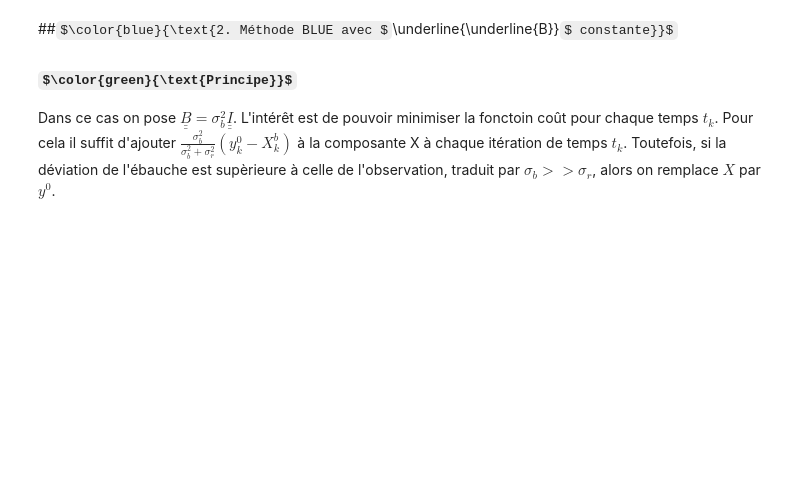
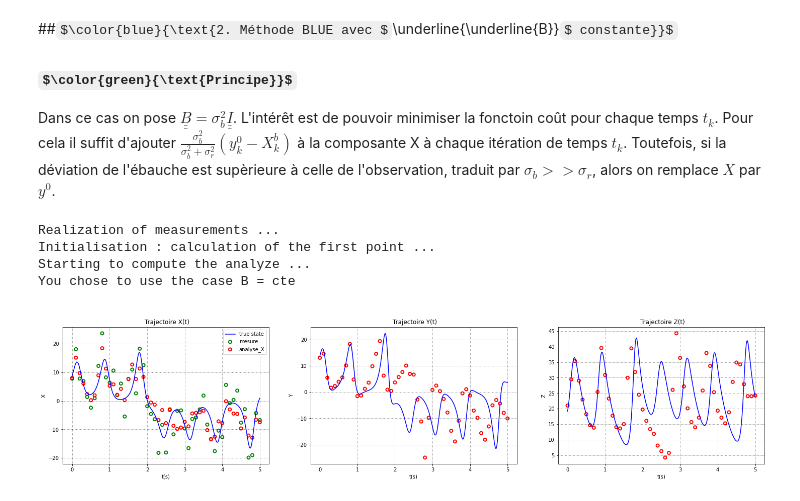
Before and after one commit to cbaptistec/Assimilation_data, a Jupyter notebook: Homework_C.ipynb, the cells around one changed output. Saved outputs shown, nothing was run; the diff lists cells and outputs as text; code cells hidden in the pictures; some formulas as TeX source; blank space fills up the shorter version.

```diff
--- a/Homework_C.ipynb
+++ b/Homework_C.ipynb
@@ -315,3 +317,17 @@ class LorenzModel:
 ### $\color{green}{\text{Principe}}$
 Dans ce cas on pose $\underline{\underline{B}}=\sigma_b^2\underline{\underline{I}}$. L'intérêt est de pouvoir minimiser la fonctoin coût pour chaque temps $t_k$. Pour cela il suffit d'ajouter $\frac{\sigma_b^2}{\sigma_b^2+\sigma_r^2}(y_k^0-X_k^b)$ à la composante X à chaque itération de temps $t_k$.
 Toutefois, si la déviation de l'ébauche est supèrieure à celle de l'observation, traduit par $\sigma_b >>\sigma_r$, alors on remplace $X$ par $y^0$.
+# %%
+# What can be changed :
+Methode = 'constant'   # Different methods possible : constant, Ak-1, KnoError
+sigmar = 5
+sigmab = 5
+
+# Run :
+run = LorenzModel(sigmar,sigmab,Methode)
+# %% [output]
+Realization of measurements ...
+Initialisation : calculation of the first point ...
+Starting to compute the analyze ...
+You chose to use the case B = cte
+[figure, added]
```
Also changed, not shown: parts of 19 cells of this notebook.
